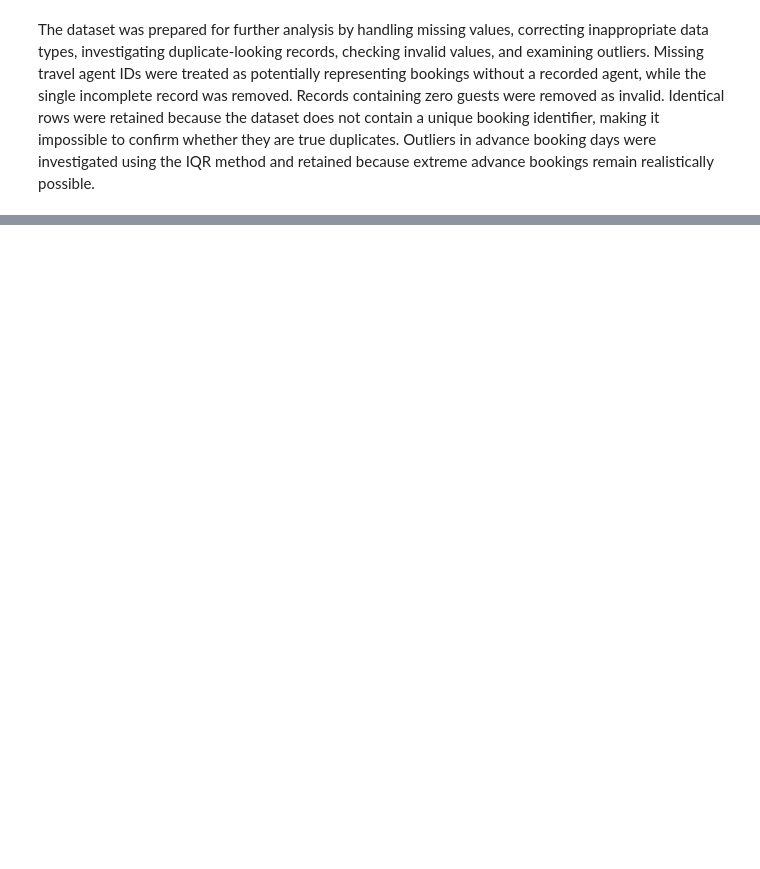
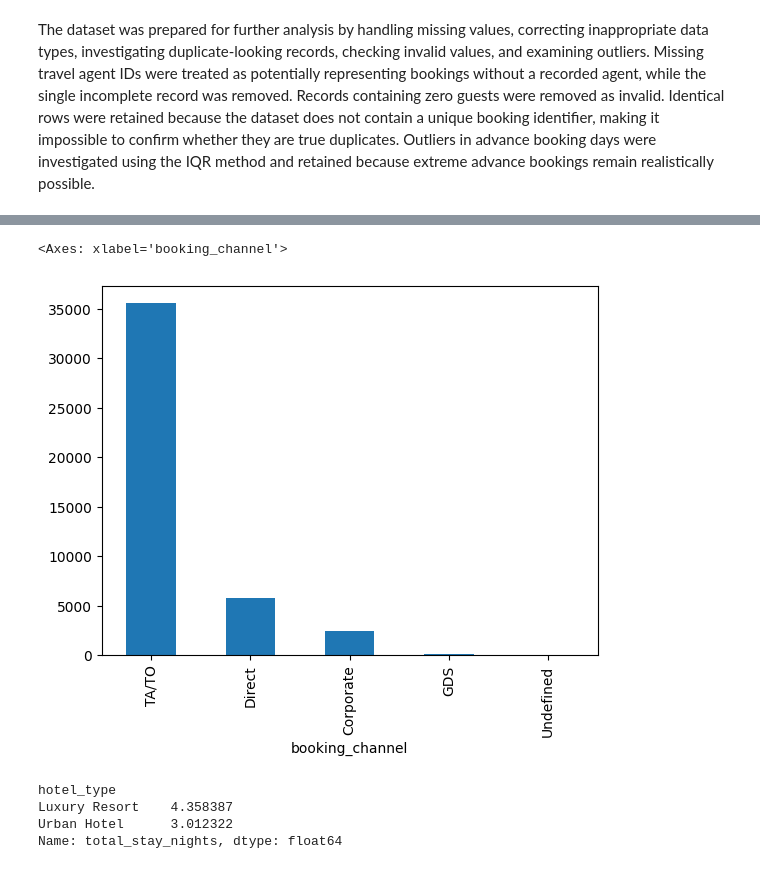
Before and after one commit to mokshithr530/bigdatacheck, a Jupyter notebook: dataset/machintest.ipynb, the cells around one changed output, grey strips where cells are left out. Saved outputs shown, nothing was run; the diff lists cells and outputs as text; code cells hidden in the pictures; blank space fills up the shorter version.

Commit message:
in inv 4  understood more about value_count()

```diff
--- a/dataset/machintest.ipynb
+++ b/dataset/machintest.ipynb
@@ -396,5 +411,5 @@ Name: count, dtype: int64
 # Since a valid hotel stay requires at least one guest,
 # these records are treated as invalid and removed.
 
-dfcl = dfcl[dfcl["total_guests"] > 0]
+dfcl = dfcl[dfcl["total_guests"] ==0]
 # %%
@@ -415,9 +430,6 @@ print(len(outliers))
 #ye so there is onyl one person who booked 629 days ago ~ 1.7 years
 # %% [output]
 1
-# %%
-#ok for now lets just delete it
-dfcl=dfcl[dfcl["advance_booking_days"]>629]
 # %%
 print("Final dataset shape:", dfcl.shape)
 
@@ -454,0 +550,14 @@ The dataset was prepared for further analysis by handling missing values, correc
+# %%
+dfcl["booking_channel"].value_counts().plot(kind="bar")
+# %% [output]
+<Axes: xlabel='booking_channel'>
+[figure, added]
+# %%
+dfcl["total_stay_nights"].describe()
+
+dfcl.groupby("hotel_type")["total_stay_nights"].mean()
+# %% [output]
+hotel_type
+Luxury Resort    4.358387
+Urban Hotel      3.012322
+Name: total_stay_nights, dtype: float64
```
Also changed, not shown: parts of 9 cells of this notebook.
